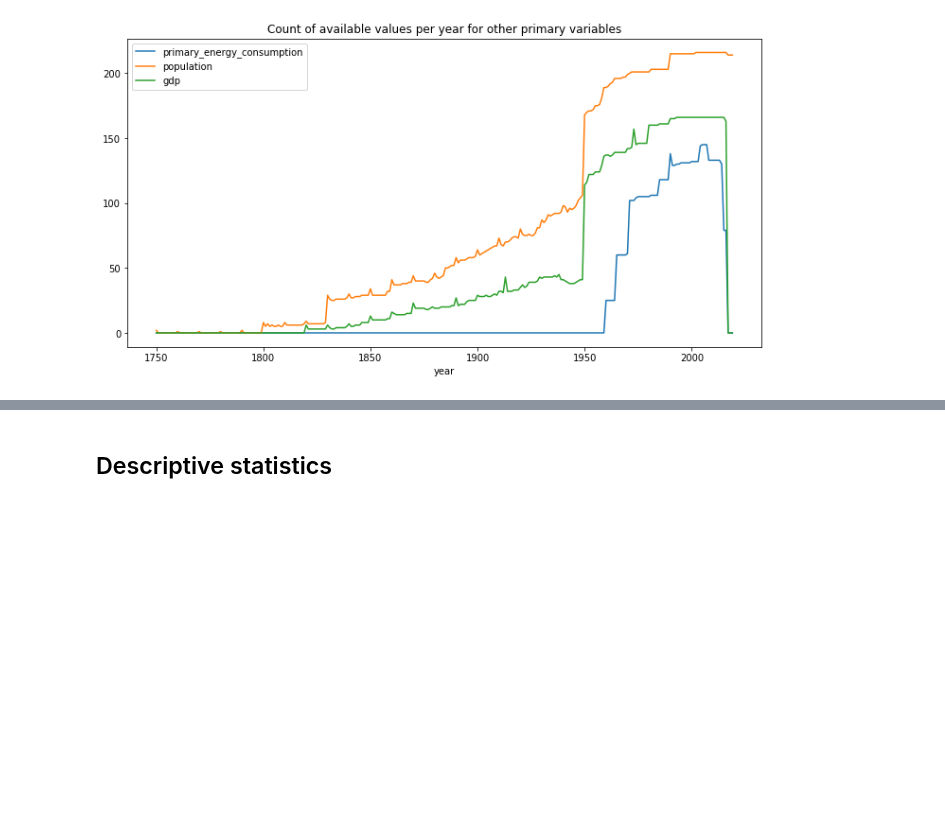
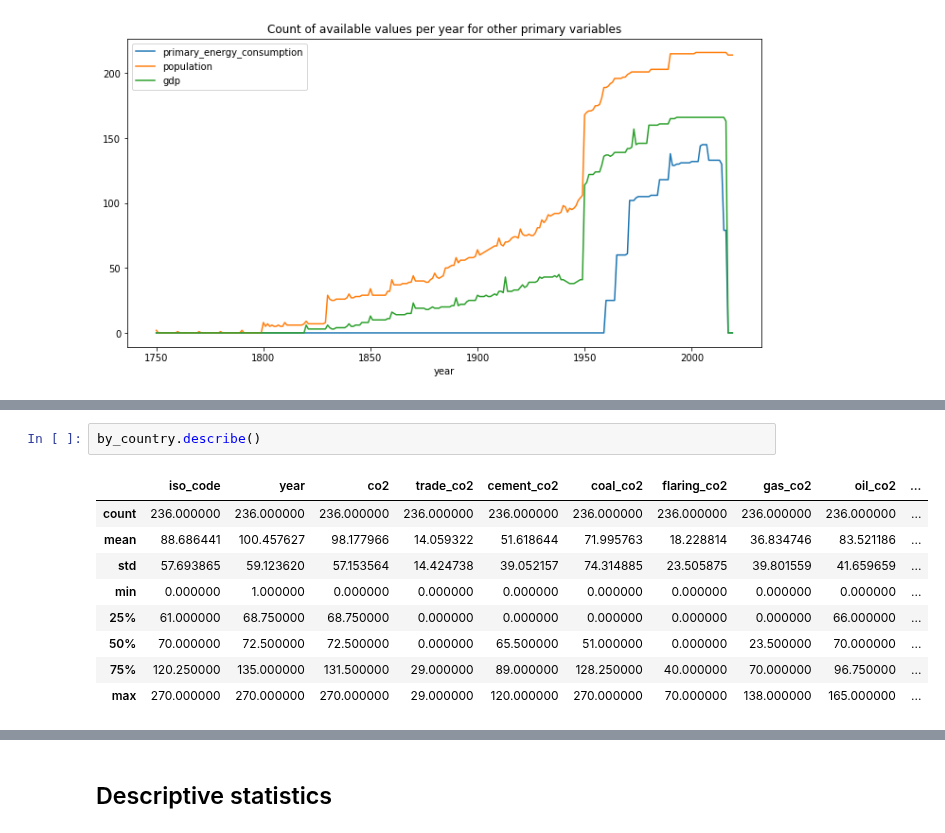
Before and after one commit to OpenGeoScales/ogs-data-exploration, a Jupyter notebook: notebooks/ghg-emissions/owid/owid-data-exploration.ipynb, the cells around one changed output, grey strips where cells are left out. Saved outputs shown, nothing was run; the diff lists cells and outputs as text; blank space fills up the shorter version.

```diff
--- a/notebooks/ghg-emissions/owid/owid-data-exploration.ipynb
+++ b/notebooks/ghg-emissions/owid/owid-data-exploration.ipynb
@@ -308,0 +358,12 @@ by_year[other_primary_variables].plot(figsize=(12,6),
+# %%
+by_country.describe()
+# %% [output]
+|  | iso_code | year | co2 | trade_co2 | cement_co2 | coal_co2 | flaring_co2 | gas_co2 | oil_co2 | ... |
+| count | 236.000000 | 236.000000 | 236.000000 | 236.000000 | 236.000000 | 236.000000 | 236.000000 | 236.000000 | 236.000000 | ... |
+| mean | 88.686441 | 100.457627 | 98.177966 | 14.059322 | 51.618644 | 71.995763 | 18.228814 | 36.834746 | 83.521186 | ... |
+| std | 57.693865 | 59.123620 | 57.153564 | 14.424738 | 39.052157 | 74.314885 | 23.505875 | 39.801559 | 41.659659 | ... |
+| min | 0.000000 | 1.000000 | 0.000000 | 0.000000 | 0.000000 | 0.000000 | 0.000000 | 0.000000 | 0.000000 | ... |
+| 25% | 61.000000 | 68.750000 | 68.750000 | 0.000000 | 0.000000 | 0.000000 | 0.000000 | 0.000000 | 66.000000 | ... |
+| 50% | 70.000000 | 72.500000 | 72.500000 | 0.000000 | 65.500000 | 51.000000 | 0.000000 | 23.500000 | 70.000000 | ... |
+| 75% | 120.250000 | 135.000000 | 131.500000 | 29.000000 | 89.000000 | 128.250000 | 40.000000 | 70.000000 | 96.750000 | ... |
+| max | 270.000000 | 270.000000 | 270.000000 | 29.000000 | 120.000000 | 270.000000 | 70.000000 | 138.000000 | 165.000000 | ... |
```
Also changed, not shown: parts of 19 cells of this notebook.
